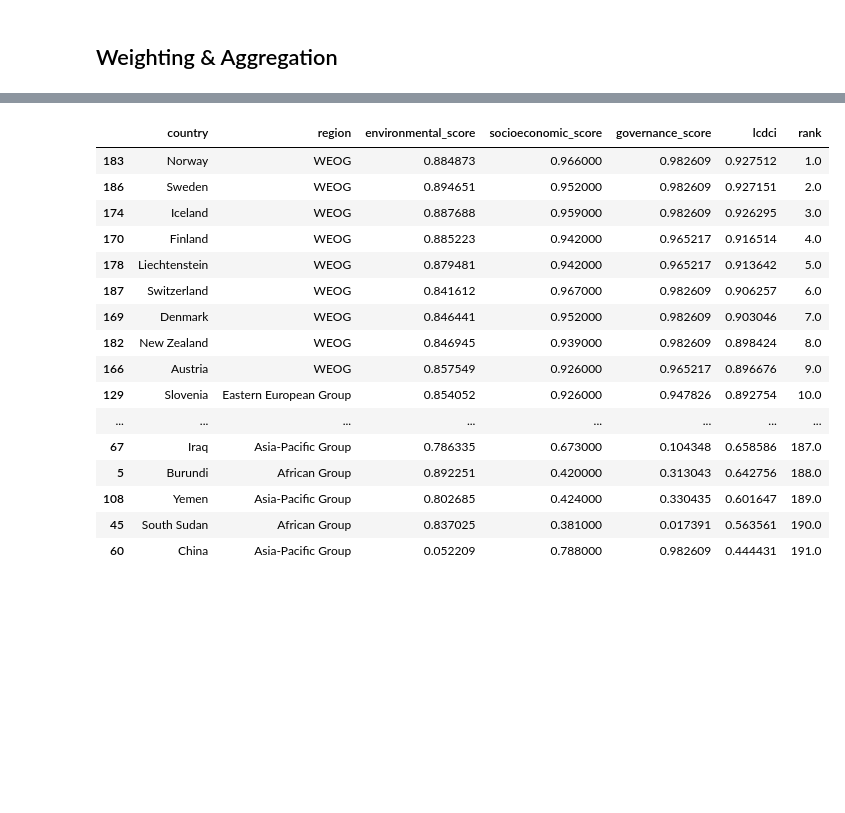
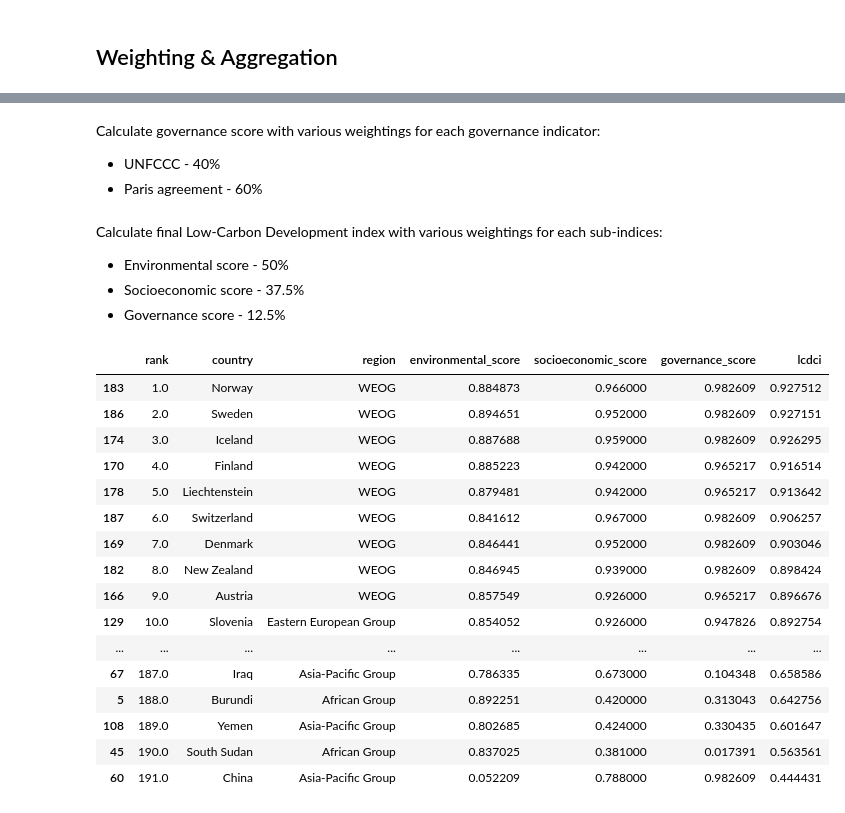
Before and after one commit to luanakimley/low-carbon-development-composite-index, a Jupyter notebook: composite_index.ipynb, the cells around one changed output, grey strips where cells are left out. Drawn from its saved outputs; the diff is of its cells as text; code cells hidden in the pictures; blank space fills up the shorter version.

Commit message:
:bug: :bulb: Add comments and fix wrong weightings

```diff
--- a/composite_index.ipynb
+++ b/composite_index.ipynb
@@ -8,4 +10,4 @@ pd.set_option('display.max_rows', None)
 # %%
-lcdci_df = pd.read_csv('lcdci_normalised.csv')
+lcdci_df = pd.read_csv('lcdci/lcdci_normalised.csv')
 # %% [markdown]
 ## Weighting & Aggregation
@@ -12,23 +20,32 @@ lcdci_df = pd.read_csv('lcdci_normalised.csv')
 # %%
 def calculate_environmental_score(df):
-    forest_area_weighting = 0.05 * 4
-    freshwater_weighting = 0.05 * 4
-    renewable_energy_weighting = 0.1 * 4
-    emission_weighting = 0.8 * 4
+    forest_area_weighting = 0.05
+    freshwater_weighting = 0.05
+    renewable_energy_weighting = 0.1
+    emission_weighting = 0.8
 
     df['total_greenhouse_gas_emission'] = 1 - df['total_greenhouse_gas_emission']
 
-    score = (forest_area_weighting * df['forest_area'] + freshwater_weighting * df['freshwater'] + renewable_energy_weighting * df['renewable_energy_consumption'] + emission_weighting * df['total_greenhouse_gas_emission']) / 4
+    score = (forest_area_weighting * df['forest_area'] + freshwater_weighting * df['freshwater'] + renewable_energy_weighting * df['renewable_energy_consumption'] + emission_weighting * df['total_greenhouse_gas_emission'])
 
     return score
+# %% [markdown]
+Calculate governance score with various weightings for each governance indicator:
+* UNFCCC - 40%
+* Paris agreement - 60%
 # %%
 def calculate_governance_score(df):
-    unfccc_weighting = 0.4 * 2
-    paris_agreement_weighting = 0.6 * 2
+    unfccc_weighting = 0.4
+    paris_agreement_weighting = 0.6
 
     score = (unfccc_weighting * df['years_since_unfccc'] + paris_agreement_weighting * df['paris_agreement'])
 
     return score
+# %% [markdown]
+Calculate final Low-Carbon Development index with various weightings for each sub-indices:
+* Environmental score - 50%
+* Socioeconomic score - 37.5%
+* Governance score - 12.5%
 # %%
 def calculate_lcd_index(environmental_score, socioeconomic_score, governance_score):
     score = (4 * environmental_score + 3 * socioeconomic_score + governance_score) / 8
@@ -46,30 +63,32 @@ lcdci_df_index = lcdci_df_index.drop('total_greenhouse_gas_emission', axis=1)
 # %%
 lcdci_df_index['environmental_score'] = calculate_environmental_score(lcdci_df)
 lcdci_df_index['socioeconomic_score'] = lcdci_df['hdi']
 lcdci_df_index['governance_score'] = calculate_governance_score(lcdci_df)
 lcdci_df_index['lcdci'] = calculate_lcd_index(lcdci_df_index['environmental_score'],
                                               lcdci_df_index['socioeconomic_score'],
                                               lcdci_df_index['governance_score'])
 lcdci_df_index['rank'] = lcdci_df_index['lcdci'].rank(ascending=False)
 lcdci_df_index = lcdci_df_index.sort_values(by=['rank'], ascending=True)
+rank_column = lcdci_df_index.pop('rank')
+lcdci_df_index.insert(0, 'rank', rank_column)
 lcdci_df_index
 # %% [output]
-|  | country | region | environmental_score | socioeconomic_score | governance_score | lcdci | rank |
-| 183 | Norway | WEOG | 0.884873 | 0.966000 | 0.982609 | 0.927512 | 1.0 |
-| 186 | Sweden | WEOG | 0.894651 | 0.952000 | 0.982609 | 0.927151 | 2.0 |
-| 174 | Iceland | WEOG | 0.887688 | 0.959000 | 0.982609 | 0.926295 | 3.0 |
-| 170 | Finland | WEOG | 0.885223 | 0.942000 | 0.965217 | 0.916514 | 4.0 |
-| 178 | Liechtenstein | WEOG | 0.879481 | 0.942000 | 0.965217 | 0.913642 | 5.0 |
-| 187 | Switzerland | WEOG | 0.841612 | 0.967000 | 0.982609 | 0.906257 | 6.0 |
-| 169 | Denmark | WEOG | 0.846441 | 0.952000 | 0.982609 | 0.903046 | 7.0 |
-| 182 | New Zealand | WEOG | 0.846945 | 0.939000 | 0.982609 | 0.898424 | 8.0 |
-| 166 | Austria | WEOG | 0.857549 | 0.926000 | 0.965217 | 0.896676 | 9.0 |
-| 129 | Slovenia | Eastern European Group | 0.854052 | 0.926000 | 0.947826 | 0.892754 | 10.0 |
+|  | rank | country | region | environmental_score | socioeconomic_score | governance_score | lcdci |
+| 183 | 1.0 | Norway | WEOG | 0.884873 | 0.966000 | 0.982609 | 0.927512 |
+| 186 | 2.0 | Sweden | WEOG | 0.894651 | 0.952000 | 0.982609 | 0.927151 |
+| 174 | 3.0 | Iceland | WEOG | 0.887688 | 0.959000 | 0.982609 | 0.926295 |
+| 170 | 4.0 | Finland | WEOG | 0.885223 | 0.942000 | 0.965217 | 0.916514 |
+| 178 | 5.0 | Liechtenstein | WEOG | 0.879481 | 0.942000 | 0.965217 | 0.913642 |
+| 187 | 6.0 | Switzerland | WEOG | 0.841612 | 0.967000 | 0.982609 | 0.906257 |
+| 169 | 7.0 | Denmark | WEOG | 0.846441 | 0.952000 | 0.982609 | 0.903046 |
+| 182 | 8.0 | New Zealand | WEOG | 0.846945 | 0.939000 | 0.982609 | 0.898424 |
+| 166 | 9.0 | Austria | WEOG | 0.857549 | 0.926000 | 0.965217 | 0.896676 |
+| 129 | 10.0 | Slovenia | Eastern European Group | 0.854052 | 0.926000 | 0.947826 | 0.892754 |
 | ... | ... | ... | ... | ... | ... | ... | ... |
-| 67 | Iraq | Asia-Pacific Group | 0.786335 | 0.673000 | 0.104348 | 0.658586 | 187.0 |
-| 5 | Burundi | African Group | 0.892251 | 0.420000 | 0.313043 | 0.642756 | 188.0 |
-| 108 | Yemen | Asia-Pacific Group | 0.802685 | 0.424000 | 0.330435 | 0.601647 | 189.0 |
-| 45 | South Sudan | African Group | 0.837025 | 0.381000 | 0.017391 | 0.563561 | 190.0 |
-| 60 | China | Asia-Pacific Group | 0.052209 | 0.788000 | 0.982609 | 0.444431 | 191.0 |
+| 67 | 187.0 | Iraq | Asia-Pacific Group | 0.786335 | 0.673000 | 0.104348 | 0.658586 |
+| 5 | 188.0 | Burundi | African Group | 0.892251 | 0.420000 | 0.313043 | 0.642756 |
+| 108 | 189.0 | Yemen | Asia-Pacific Group | 0.802685 | 0.424000 | 0.330435 | 0.601647 |
+| 45 | 190.0 | South Sudan | African Group | 0.837025 | 0.381000 | 0.017391 | 0.563561 |
+| 60 | 191.0 | China | Asia-Pacific Group | 0.052209 | 0.788000 | 0.982609 | 0.444431 |
 # %%
 lcdci_df_index.to_csv("lcdci/lcdci_index.csv", index=False)
```
Also changed, not shown: parts of 2 cells of this notebook, 5 other files.
